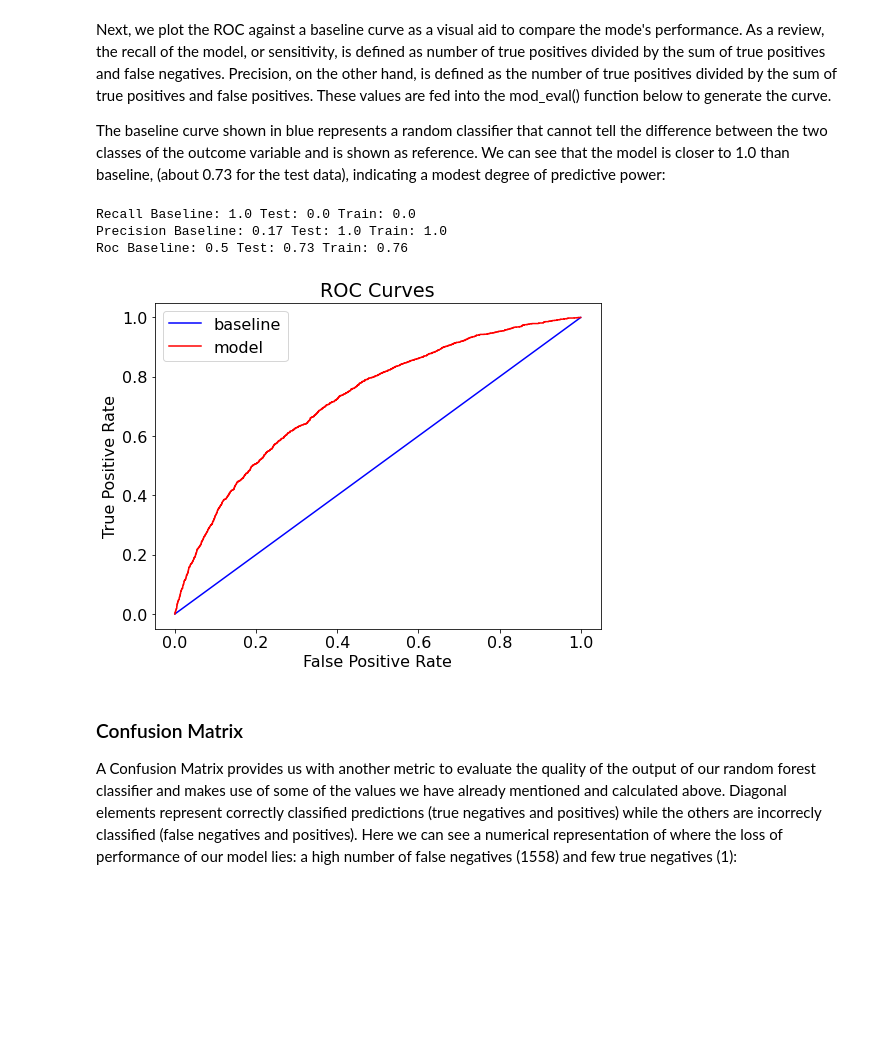
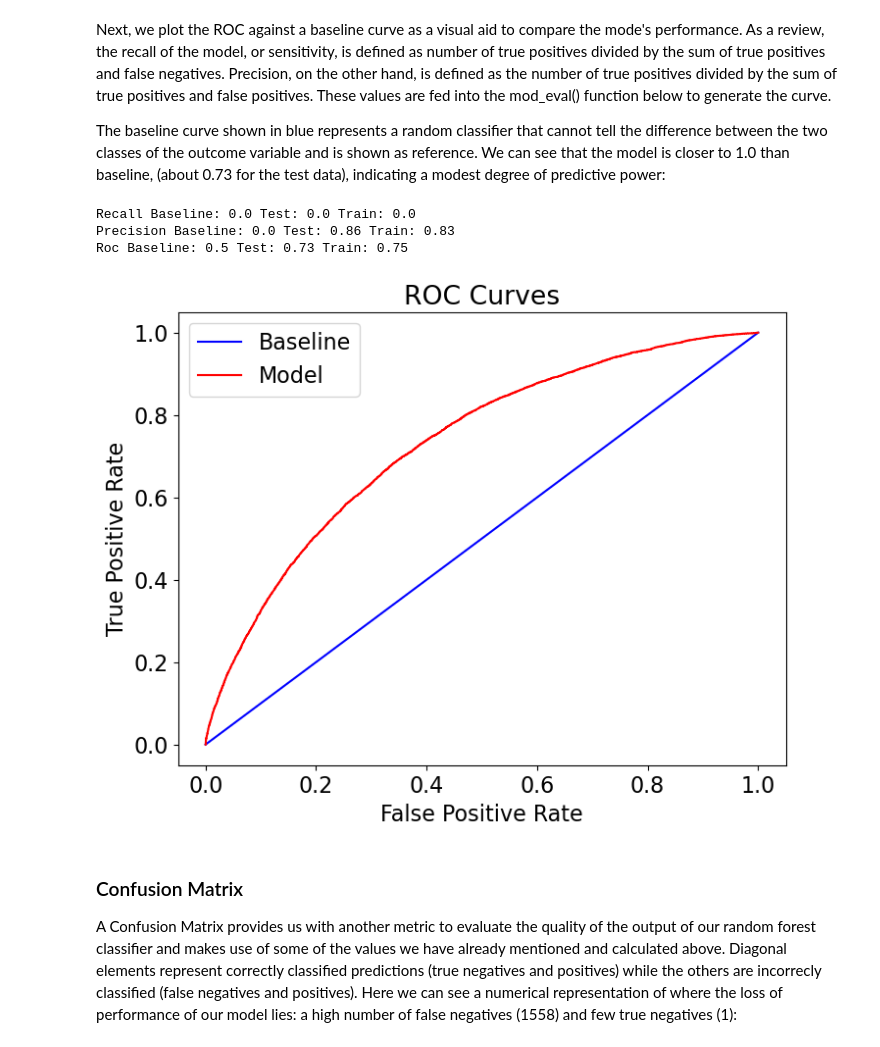
Before and after one commit to eloter01/Statistics-and-Machine-Learning-Fall-2021, a Jupyter notebook: Final Project/SMLfinalproj_EdwinLotero.ipynb, the cells around one changed output. Drawn from its saved outputs; the diff is of its cells as text; code cells hidden in the pictures; blank space fills up the shorter version.

```diff
--- a/Final Project/SMLfinalproj_EdwinLotero.ipynb
+++ b/Final Project/SMLfinalproj_EdwinLotero.ipynb
@@ -321,9 +323,9 @@ Encode the variables as 'object' datatype since they are categorical, not numeri
 # %%
-# encode categorical data for predictors
+# Encode categorical data for predictors as 'category' dtype
 col_names = list(X)
 
 for col in col_names:
-    X[col] = X[col].astype('object', copy=False)
+    X[col] = X[col].astype('category', copy=False)
 # %%
 # verify types
 X.dtypes
@@ -367,3 +369,6 @@ trans_cols = make_column_transformer(
+# %%
+# Identify categorical features
+enc_feat = X_train.columns[X_train.dtypes == 'category'].tolist()
 # %% [markdown]
 Here we define the random forest classifier along with its hyperparameters:
 # %%
@@ -379,11 +421,11 @@ classr = RandomForestClassifier(
 # %% [markdown]
 We will make use of the pipeline feature of sklearn to perform the needed encoding, transformation, and classification of our train/test split data. It is a convenient way to reuse code in a concise manner for when multiple model fittings will be performed. Here we do that and also generate our test predictions for assessing the model performance:
 # %%
-# fit data to model using pipeline function
-pipe = make_pipeline(trans_cols, classr)
-pipe.fit(X_train, y_train)
+# # fit data to model using pipeline function
+# pipe = make_pipeline(trans_cols, classifier)
+# pipe.fit(X_train, y_train)
 
-y_pred = pipe.predict(X_test)
+# y_pred = pipe.predict(X_test)
 # %% [markdown]
 ## Evaluate the model
 # %% [markdown]
@@ -419,47 +463,57 @@ The baseline curve shown in blue represents a random classifier that cannot tell
 # %%
 # plot the ROC AUC
 
-def mod_eval(y_pred, probs,train_preds, prob_train):
+def mod_eval(y_pred, probs, train_preds, prob_train):
+    """
+    Evaluates the model by printing recall, precision, and ROC AUC scores for both test and train data.
+    Also plots the ROC curves.
+    """
+    # Calculate baseline based on the majority class
+    baseline_class = y_test.mode()[0]
+    baseline_preds = [baseline_class] * len(y_test)
+    baseline = {}
+    baseline['recall'] = recall_score(y_test, baseline_preds)
+    baseline['precision'] = precision_score(y_test, baseline_preds)
+    baseline['roc'] = 0.5  # Baseline ROC for random classifier
 
-    baseline = {}
-    baseline['recall'] = recall_score(y_test,[1 for _ in range(len(y_test))])
-    baseline['precision'] = precision_score(y_test,[1 for _ in range(len(y_test))])
-    baseline['roc'] = 0.5
-
+    # Calculate metrics for the model
     results = {}
     results['recall'] = recall_score(y_test, y_pred)
     results['precision'] = precision_score(y_test, y_pred)
     results['roc'] = roc_auc_score(y_test, probs)
 
+    # Calculate metrics for the training data
     train_results = {}
     train_results['recall'] = recall_score(y_train, train_preds)
     train_results['precision'] = precision_score(y_train, train_preds)
     train_results['roc'] = roc_auc_score(y_train, prob_train)
 
+    # Print the metrics
     for metric in ['recall', 'precision', 'roc']:
-          print(f'{metric.capitalize()} Baseline: {round(baseline[metric], 2)} Test: {round(results[metric], 2)} Train: {round(train_results[metric], 2)}')
+        print(f'{metric.capitalize()} Baseline: {round(baseline[metric], 2)} Test: {round(results[metric], 2)} Train: {round(train_results[metric], 2)}')
 
-    # Calculate false positive rates and true positive rates
-    base_fpr, base_tpr, _ = roc_curve(y_test, [1 for _ in range(len(y_test))])
+    # Calculate false positive rates and true positive rates for ROC curves
+    base_fpr, base_tpr, _ = roc_curve(y_test, [baseline_class] * len(y_test))
     model_fpr, model_tpr, _ = roc_curve(y_test, probs)
 
-    plt.figure(figsize = (8, 6))
+    # Plot the ROC curves
+    plt.figure(figsize=(8, 6))
     plt.rcParams['font.size'] = 16
 
-    # Plot both curves
-    plt.plot(base_fpr, base_tpr, 'b', label = 'baseline')
-    plt.plot(model_fpr, model_tpr, 'r', label = 'model')
-    plt.legend();
-    plt.xlabel('False Positive Rate');
-    plt.ylabel('True Positive Rate'); plt.title('ROC Curves');
-    plt.show();
+    plt.plot(base_fpr, base_tpr, 'b', label='Baseline')
+    plt.plot(model_fpr, model_tpr, 'r', label='Model')
+    plt.legend()
+    plt.xlabel('False Positive Rate')
+    plt.ylabel('True Positive Rate')
+    plt.title('ROC Curves')
+    plt.show()
 
 mod_eval(y_pred, probs, train_preds, prob_train)
 # %% [output]
-Recall Baseline: 1.0 Test: 0.0 Train: 0.0
-Precision Baseline: 0.17 Test: 1.0 Train: 1.0
-Roc Baseline: 0.5 Test: 0.73 Train: 0.76
+Recall Baseline: 0.0 Test: 0.0 Train: 0.0
+Precision Baseline: 0.0 Test: 0.86 Train: 0.83
+Roc Baseline: 0.5 Test: 0.73 Train: 0.75
-[figure, old version]
+[figure, new version]
 # %% [markdown]
 ### Confusion Matrix
 A Confusion Matrix provides us with another metric to evaluate the quality of the output of our random forest classifier and makes use of some of the values we have already mentioned and calculated above. Diagonal elements represent correctly classified predictions (true negatives and positives) while the others are incorrecly classified (false negatives and positives). Here we can see a numerical representation of where the loss of performance of our model lies: a high number of false negatives (1558) and few true negatives (1):
```
Also changed, not shown: parts of 22 cells of this notebook.
